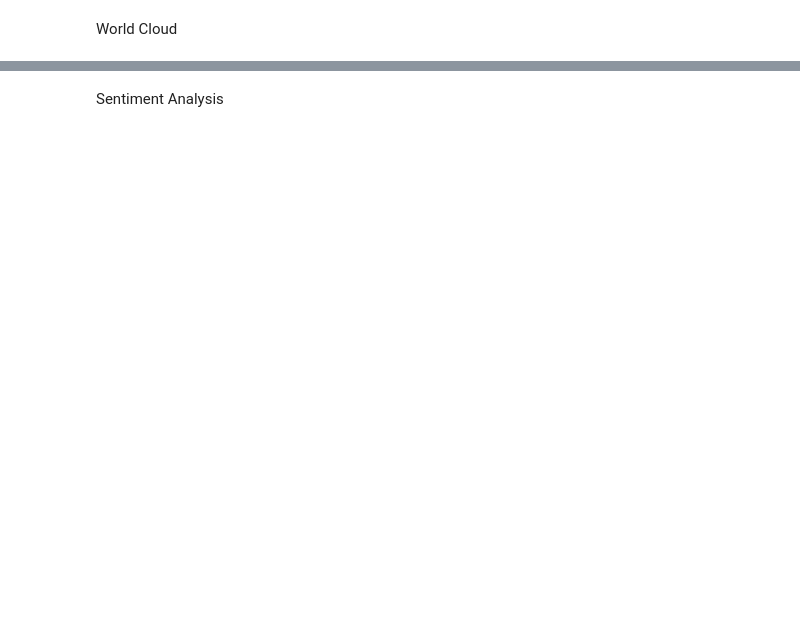
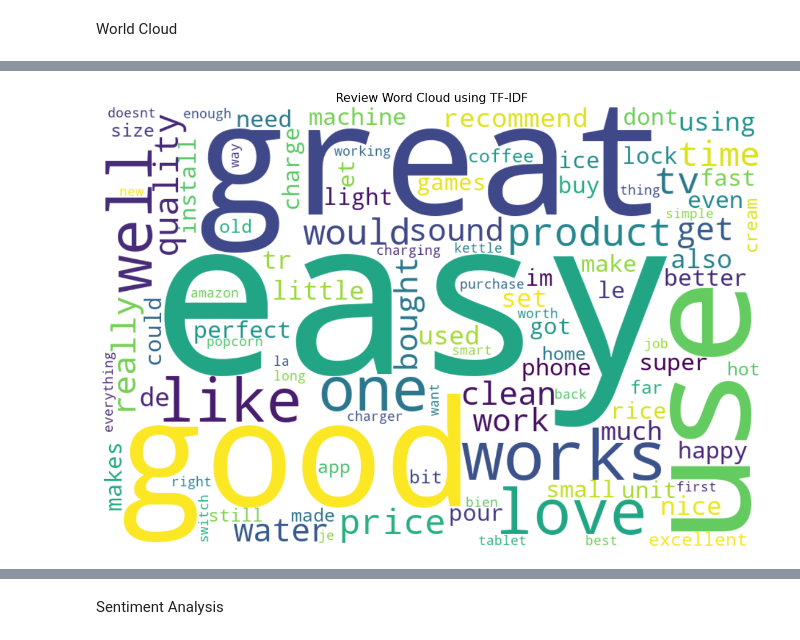
Before and after one commit to akinolu52/amazon-electronic-items, a Jupyter notebook: scrapper.ipynb, the cells around one changed output, grey strips where cells are left out. Cells and saved outputs as stored; diff of their text form; code cells hidden in the pictures; blank space fills up the shorter version.

```diff
--- a/scrapper.ipynb
+++ b/scrapper.ipynb
@@ -635,0 +684,6 @@ text_wrangler.plot_word_cloud(bow_word_frequency, 'Word Cloud for Bag of Words')
+# %%
+# Fit and transform the 'Review' columns using tf_idf
+
+generate_word_cloud(category='Review', type='tf_idf')
+# %% [output]
+[figure, added]
```
Also changed, not shown: parts of 25 cells of this notebook.
